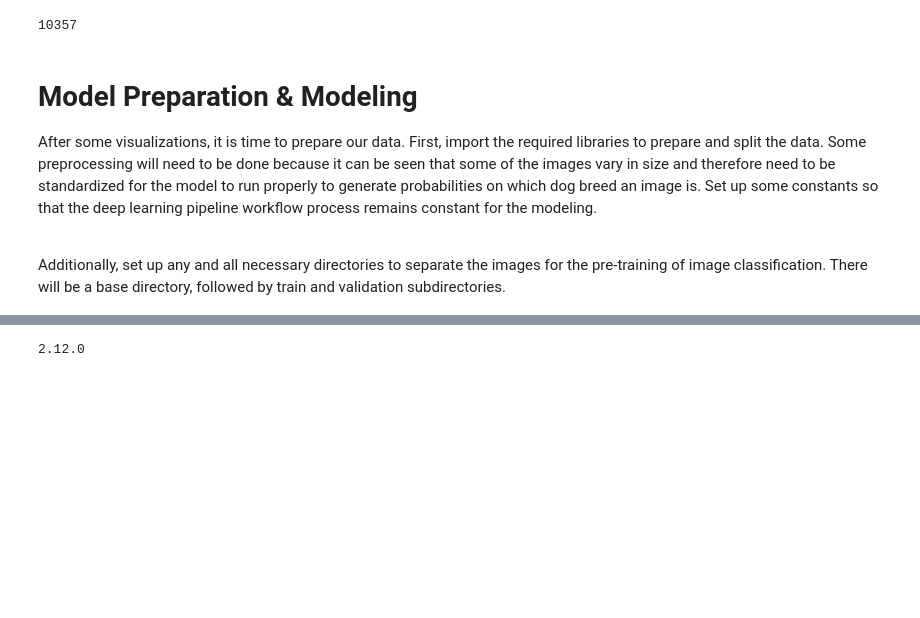
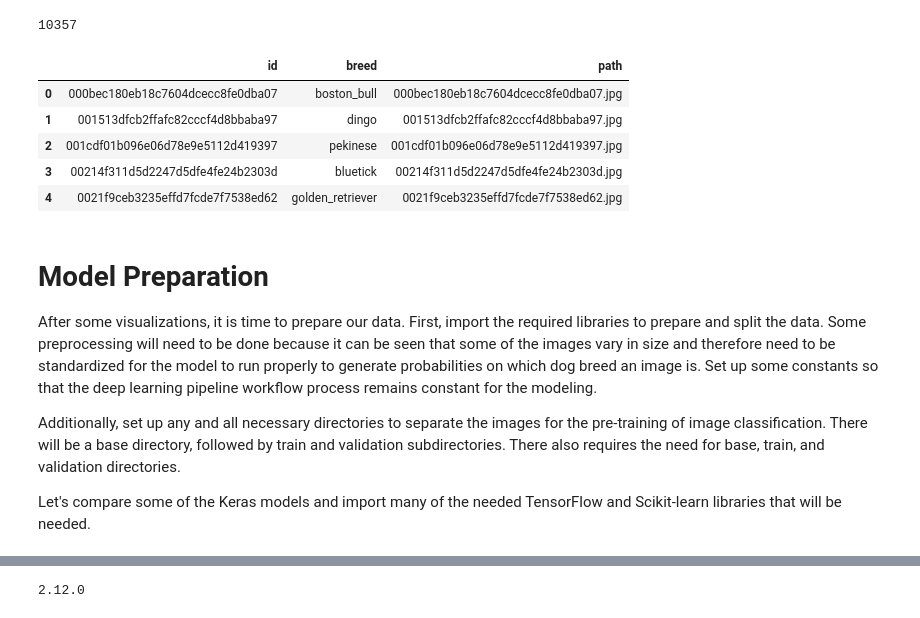
Before and after one commit to matthewjchin/dogbreedclassification, a Jupyter notebook: dog_breed_class.ipynb, the cells around one changed output, grey strips where cells are left out. Saved outputs shown, nothing was run; the diff lists cells and outputs as text; code cells hidden in the pictures; blank space fills up the shorter version.

Commit message:
Updates to modeling

```diff
--- a/dog_breed_class.ipynb
+++ b/dog_breed_class.ipynb
@@ -319,10 +322,21 @@ len(os.listdir('dog-breed-identification/test'))
+# %%
+labels.head()
+# %% [output]
+|  | id | breed | path |
+| 0 | 000bec180eb18c7604dcecc8fe0dba07 | boston_bull | 000bec180eb18c7604dcecc8fe0dba07.jpg |
+| 1 | 001513dfcb2ffafc82cccf4d8bbaba97 | dingo | 001513dfcb2ffafc82cccf4d8bbaba97.jpg |
+| 2 | 001cdf01b096e06d78e9e5112d419397 | pekinese | 001cdf01b096e06d78e9e5112d419397.jpg |
+| 3 | 00214f311d5d2247d5dfe4fe24b2303d | bluetick | 00214f311d5d2247d5dfe4fe24b2303d.jpg |
+| 4 | 0021f9ceb3235effd7fcde7f7538ed62 | golden_retriever | 0021f9ceb3235effd7fcde7f7538ed62.jpg |
 # %% [markdown]
 <a id='Modeling Prep'></a>
-## <h1>Model Preparation & Modeling</h1>
+## <h1>Model Preparation</h1>
 
 After some visualizations, it is time to prepare our data. First, import the required libraries to prepare and split the data. Some preprocessing will need to be done because it can be seen that some of the images vary in size and therefore need to be standardized for the model to run properly to generate probabilities on which dog breed an image is. Set up some constants so that the deep learning pipeline workflow process remains constant for the modeling.
 <br>
 
+Additionally, set up any and all necessary directories to separate the images for the pre-training of image classification. There will be a base directory, followed by train and validation subdirectories. There also requires the need for base, train, and validation directories.
 <br>
-Additionally, set up any and all necessary directories to separate the images for the pre-training of image classification. There will be a base directory, followed by train and validation subdirectories.
+
+Let's compare some of the Keras models and import many of the needed TensorFlow and Scikit-learn libraries that will be needed.
 <br>
```
Also changed, not shown: parts of 26 cells of this notebook.
